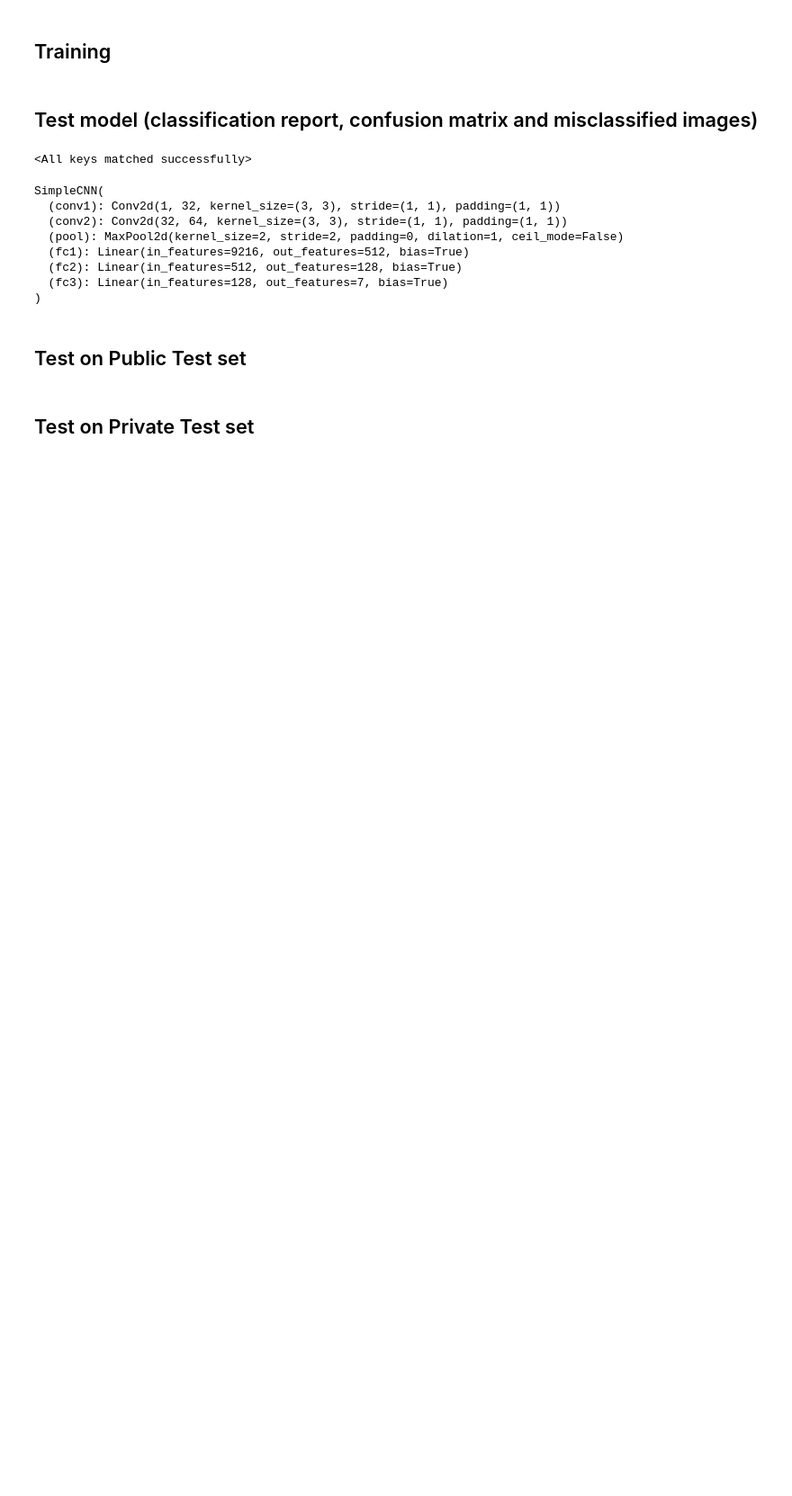
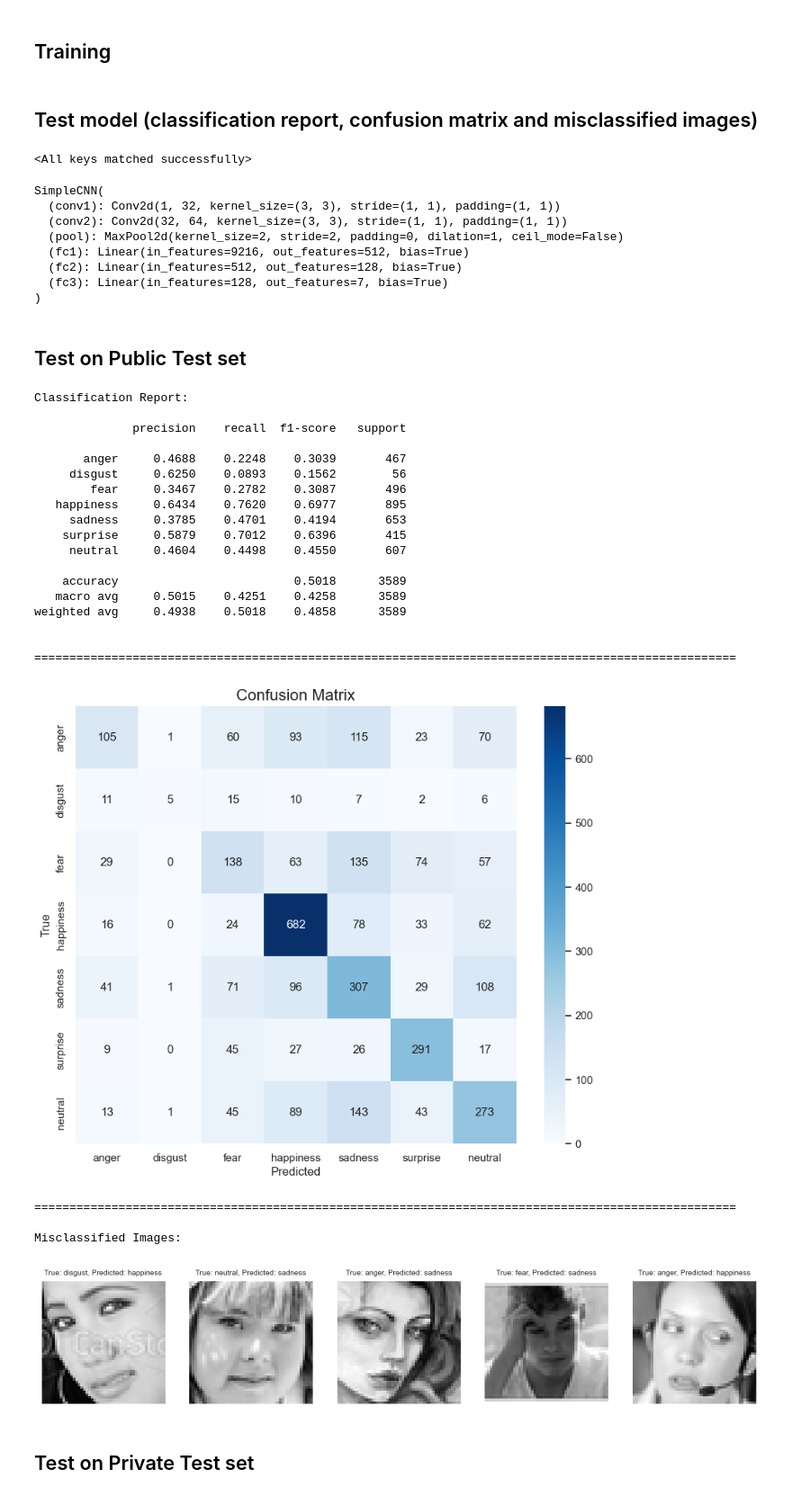
Before and after one commit to Luki1337/Practical_work, a Jupyter notebook: Practical_work.ipynb, the cells around one changed output. Shown at 90% size. Saved outputs shown, nothing was run; the diff lists cells and outputs as text; code cells hidden in the pictures; blank space fills up the shorter version.

```diff
--- a/Practical_work.ipynb
+++ b/Practical_work.ipynb
@@ -227,9 +227,22 @@ class SimpleCNN(nn.Module):
         self.fc3 = nn.Linear(128, num_classes)
 
     def forward(self, x):
-        x = self.pool(F.relu(self.conv1(x)))
-        x = self.pool(F.relu(self.conv2(x)))
+
+        x = F.relu(self.conv1(x))
+        print(x.shape)
+        x = self.pool(x)
+
+        print(x.shape)
+
+
+
+        x = F.relu(self.conv2(x))
+        print(x.shape)
+
+        x = self.pool(x)
+        print(x.shape)
         x = x.view(-1, 64 * 12 * 12)
+        print(x.shape)
         x = F.relu(self.fc1(x))
         x = F.relu(self.fc2(x))
         x = self.fc3(x)
@@ -321,7 +352,31 @@ SimpleCNN(
 # %% [markdown]
 ## Test on Public Test set
 # %%
-#utils.test(model, public_test_dataloader, emotions_dict, device, plot_misclassified=True, num_misclassified=20)
+utils.test(model, public_test_dataloader, emotions_dict, device, plot_misclassified=True, num_misclassified=5)
+# %% [output]
+Classification Report:
+
+              precision    recall  f1-score   support
+
+       anger     0.4688    0.2248    0.3039       467
+     disgust     0.6250    0.0893    0.1562        56
+        fear     0.3467    0.2782    0.3087       496
+   happiness     0.6434    0.7620    0.6977       895
+     sadness     0.3785    0.4701    0.4194       653
+    surprise     0.5879    0.7012    0.6396       415
+     neutral     0.4604    0.4498    0.4550       607
+
+    accuracy                         0.5018      3589
+   macro avg     0.5015    0.4251    0.4258      3589
+weighted avg     0.4938    0.5018    0.4858      3589
+
+
+====================================================================================================
+[figure, added]
+====================================================================================================
+
+Misclassified Images:
+[figure, added]
 # %% [markdown]
 ## Test on Private Test set
 # %%
```
Also changed, not shown: parts of 30 cells of this notebook, 14 other files.
